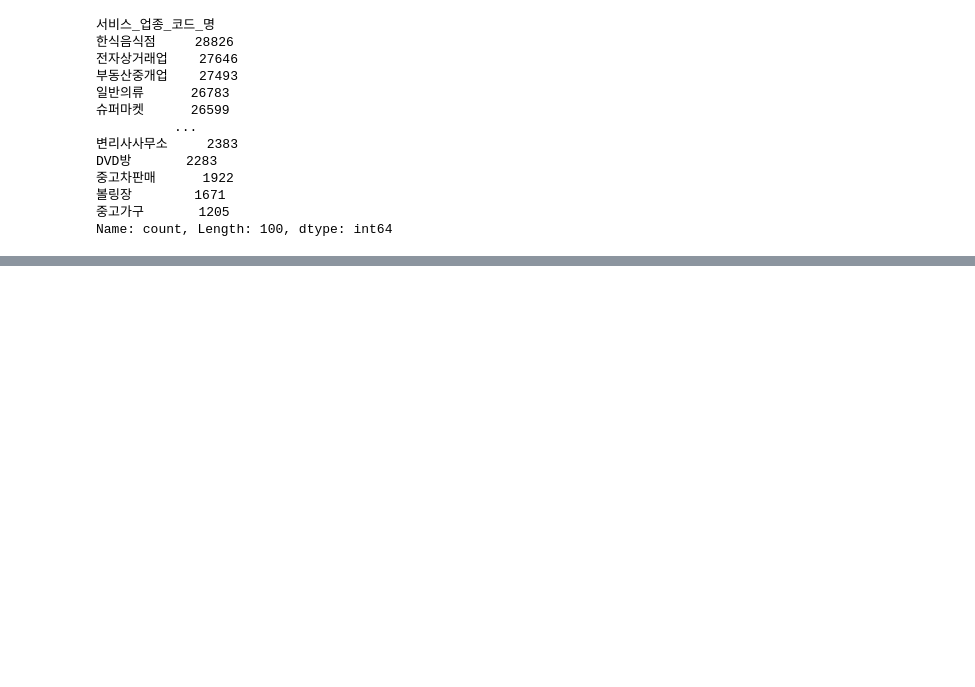
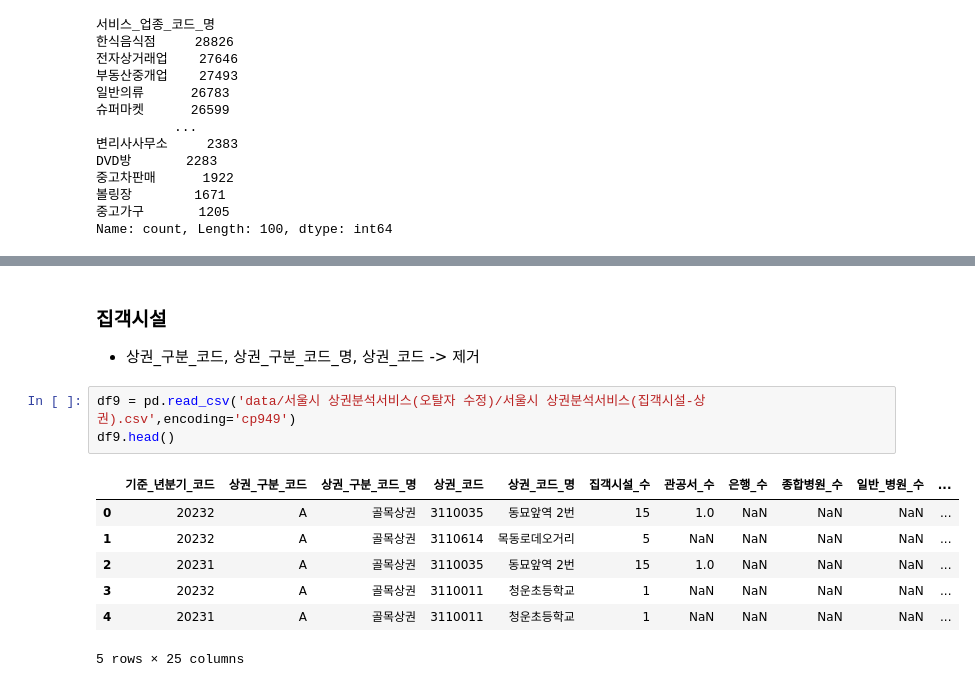
Before and after one commit to databeom/final-project, a Jupyter notebook: 데이터 탐색.ipynb, the cells around one changed output, grey strips where cells are left out. Cells and saved outputs as stored; diff of their text form; blank space fills up the shorter version.

```diff
--- a/데이터 탐색.ipynb
+++ b/데이터 탐색.ipynb
@@ -140,0 +168,14 @@ Name: count, Length: 100, dtype: int64
+# %% [markdown]
+### 집객시설
+- 상권_구분_코드, 상권_구분_코드_명, 상권_코드 -> 제거
+# %%
+df9 = pd.read_csv('data/서울시 상권분석서비스(오탈자 수정)/서울시 상권분석서비스(집객시설-상권).csv',encoding='cp949')
+df9.head()
+# %% [output]
+|  | 기준_년분기_코드 | 상권_구분_코드 | 상권_구분_코드_명 | 상권_코드 | 상권_코드_명 | 집객시설_수 | 관공서_수 | 은행_수 | 종합병원_수 | 일반_병원_수 | ... |
+| 0 | 20232 | A | 골목상권 | 3110035 | 동묘앞역 2번 | 15 | 1.0 | NaN | NaN | NaN | ... |
+| 1 | 20232 | A | 골목상권 | 3110614 | 목동로데오거리 | 5 | NaN | NaN | NaN | NaN | ... |
+| 2 | 20231 | A | 골목상권 | 3110035 | 동묘앞역 2번 | 15 | 1.0 | NaN | NaN | NaN | ... |
+| 3 | 20232 | A | 골목상권 | 3110011 | 청운초등학교 | 1 | NaN | NaN | NaN | NaN | ... |
+| 4 | 20231 | A | 골목상권 | 3110011 | 청운초등학교 | 1 | NaN | NaN | NaN | NaN | ... |
+5 rows × 25 columns
```
Also changed, not shown: parts of 24 cells of this notebook.
